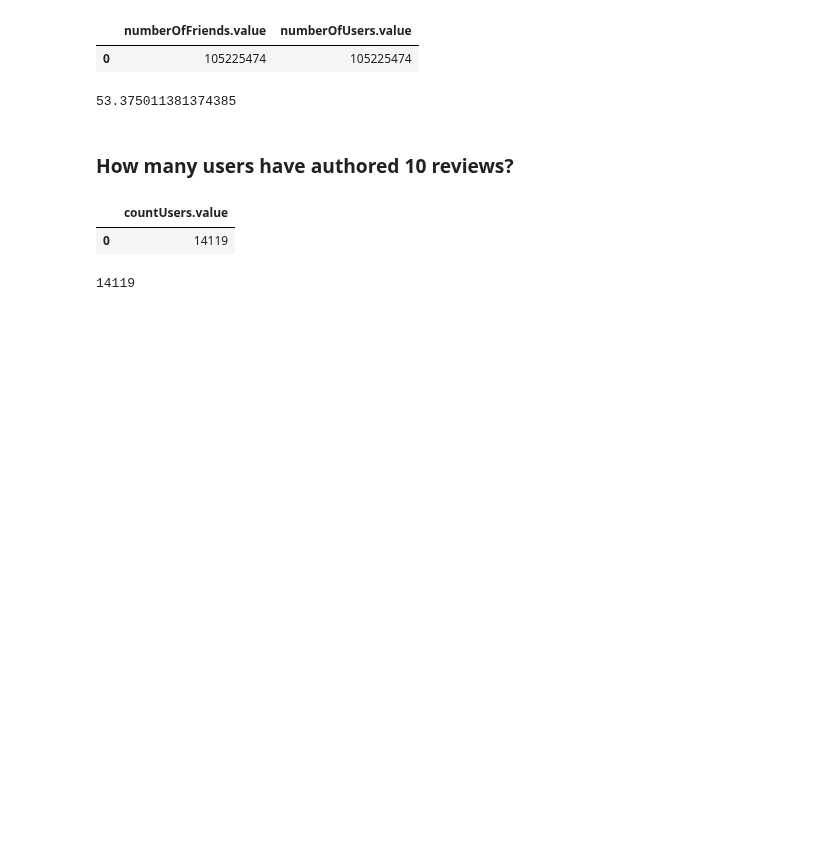
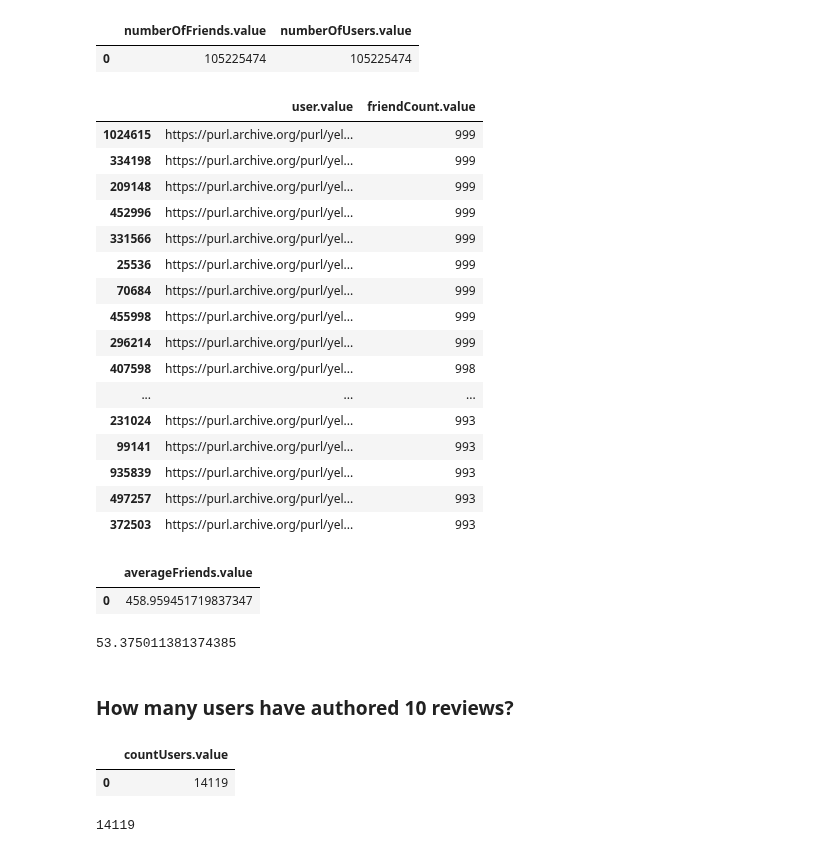
Before and after one commit to christiannielsen98/DVML-P7, a Jupyter notebook: Code/CompetencyQuestions/yelp_competency_question.ipynb, the cells around one changed output. Saved outputs shown, nothing was run; the diff lists cells and outputs as text; code cells hidden in the pictures; blank space fills up the shorter version.

```diff
--- a/Code/CompetencyQuestions/yelp_competency_question.ipynb
+++ b/Code/CompetencyQuestions/yelp_competency_question.ipynb
@@ -409,6 +410,55 @@ run_query(query=sparql_query, as_dataframe=True)
 # %% [output]
 |  | numberOfFriends.value | numberOfUsers.value |
 | 0 | 105225474 | 105225474 |
+# %%
+
+sparql_query = """
+SELECT ?user (COUNT(?friend) AS ?friendCount)
+WHERE {
+    ?user schema:knows ?friend .
+   }
+   GROUP BY ?user
+
+"""
+
+x = run_query(query=sparql_query, as_dataframe=True)
+# %%
+x.sort_values(by=['friendCount.value'], ascending=False).head(100)
+# %% [output]
+|  | user.value | friendCount.value |
+| 1024615 | https://purl.archive.org/purl/yel... | 999 |
+| 334198 | https://purl.archive.org/purl/yel... | 999 |
+| 209148 | https://purl.archive.org/purl/yel... | 999 |
+| 452996 | https://purl.archive.org/purl/yel... | 999 |
+| 331566 | https://purl.archive.org/purl/yel... | 999 |
+| 25536 | https://purl.archive.org/purl/yel... | 999 |
+| 70684 | https://purl.archive.org/purl/yel... | 999 |
+| 455998 | https://purl.archive.org/purl/yel... | 999 |
+| 296214 | https://purl.archive.org/purl/yel... | 999 |
+| 407598 | https://purl.archive.org/purl/yel... | 998 |
+| ... | ... | ... |
+| 231024 | https://purl.archive.org/purl/yel... | 993 |
+| 99141 | https://purl.archive.org/purl/yel... | 993 |
+| 935839 | https://purl.archive.org/purl/yel... | 993 |
+| 497257 | https://purl.archive.org/purl/yel... | 993 |
+| 372503 | https://purl.archive.org/purl/yel... | 993 |
+# %%
+sparql_query="""SELECT (AVG(?friendCount) AS ?averageFriends)
+WHERE {
+  ?user schema:knows ?friend .
+  {
+    SELECT ?user (COUNT(?friend) AS ?friendCount)
+    WHERE {
+      ?user schema:knows ?friend .
+    }
+    GROUP BY ?user
+  }
+}"""
+
+run_query(sparql_query, as_dataframe=True)
+# %% [output]
+|  | averageFriends.value |
+| 0 | 458.959451719837347 |
 # %%
 # How many friends does a user have on average?
 users["amountFriends"].mean()
```
Also changed, not shown: parts of 6 cells of this notebook, 11 other files.
